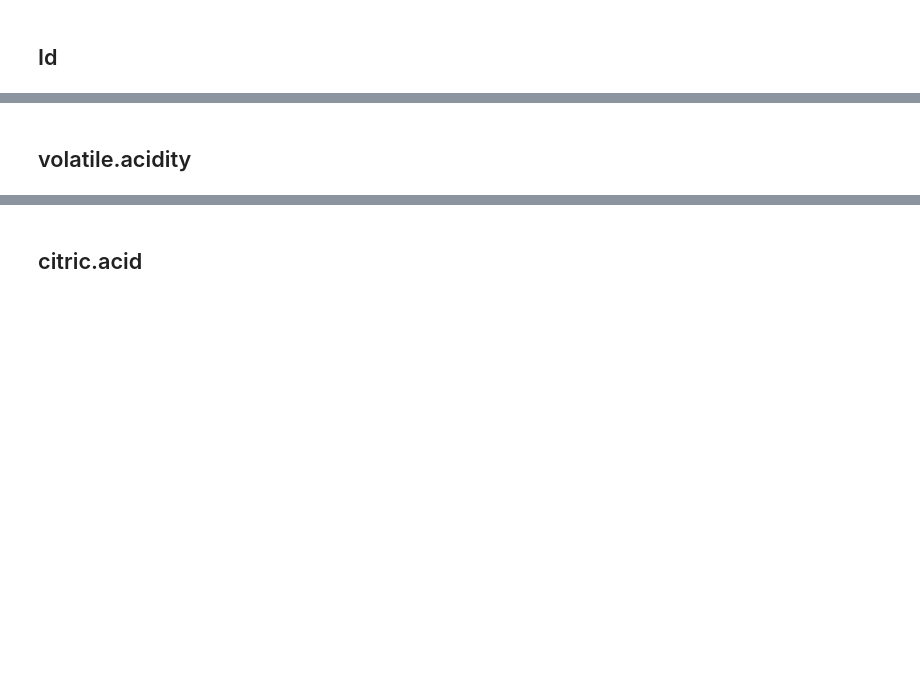
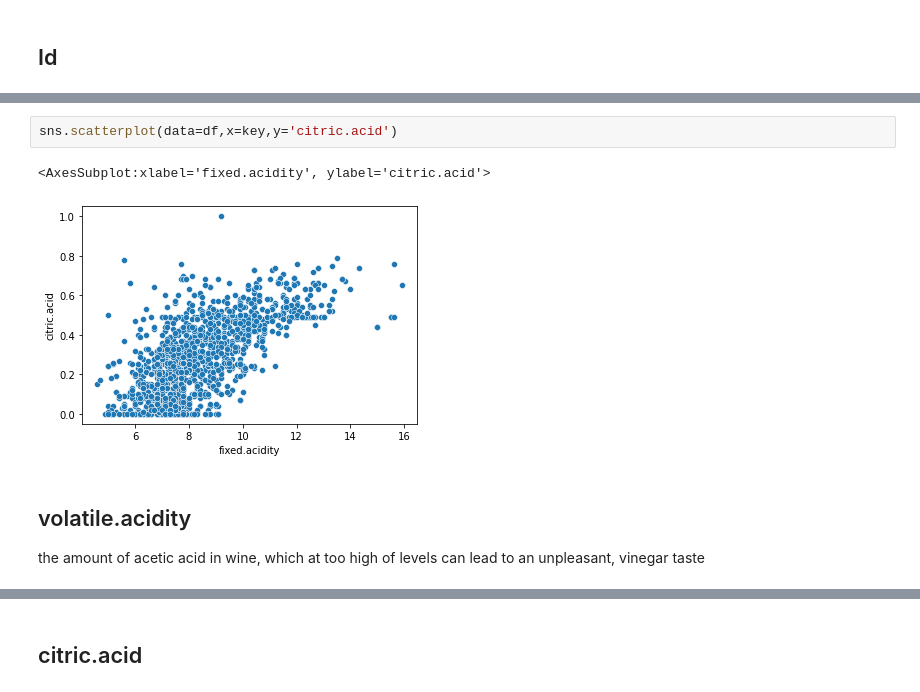
Before and after one commit to leo-hoet/explotaciondedatos, a Jupyter notebook: tp3.ipynb, the cells around one changed output, grey strips where cells are left out. Drawn from its saved outputs; the diff is of its cells as text; blank space fills up the shorter version.

```diff
--- a/tp3.ipynb
+++ b/tp3.ipynb
@@ -66,5 +72,11 @@ sns.boxplot(data=df,x='quality',y='fixed.acidity')
+# %%
+sns.scatterplot(data=df,x=key,y='citric.acid')
+# %% [output]
+<AxesSubplot:xlabel='fixed.acidity', ylabel='citric.acid'>
+[figure, added]
 # %% [markdown]
 ## volatile.acidity
+the amount of acetic acid in wine, which at too high of levels can lead to an unpleasant, vinegar taste
 # %%
 key = 'volatile.acidity'
 print(df[key].describe())
```
Also changed, not shown: parts of 52 cells of this notebook, 2 other files.
